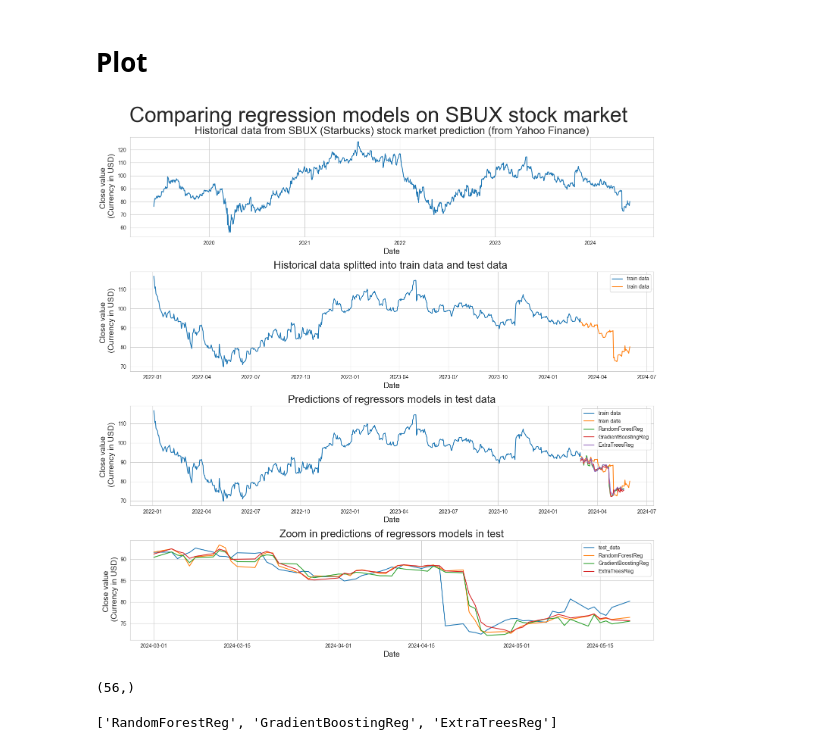
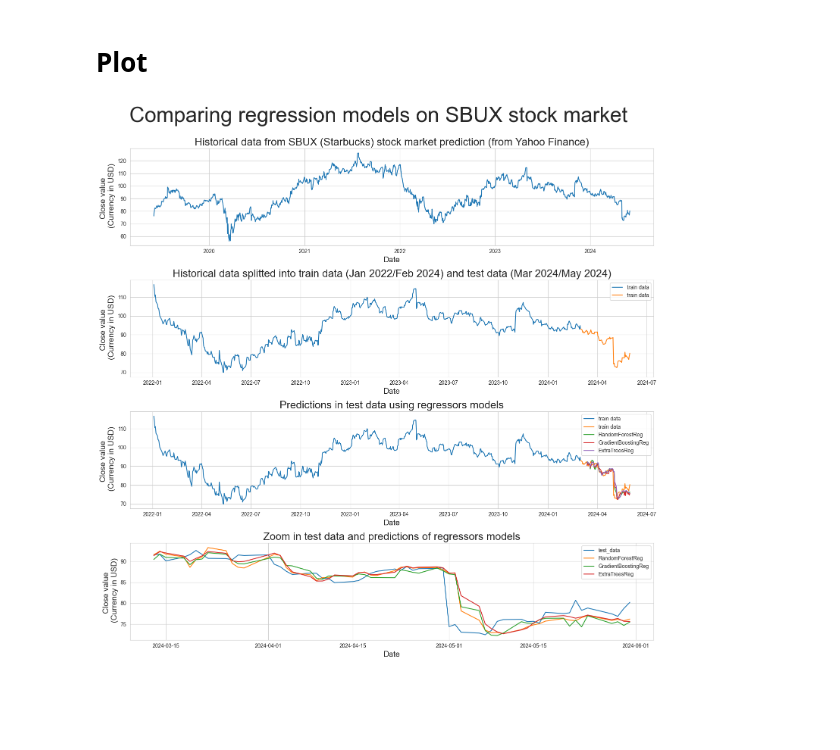
Before and after one commit to Edgar-La/Regression_models_Stock_Prices, a Jupyter notebook: SBUX_regression.ipynb, the cells around one changed output. Saved outputs shown, nothing was run; the diff lists cells and outputs as text; code cells hidden in the pictures; blank space fills up the shorter version.

```diff
--- a/SBUX_regression.ipynb
+++ b/SBUX_regression.ipynb
@@ -219,7 +219,7 @@ def split_data_into_chunks(data, window_size = 7, offset = 1):
         #With those limits index create the windows
         chunks.append(data[start:end])
         labels.append(data['Close'][end+1])
-        date_7_days.append(date[start])
+        date_7_days.append(date[end+1])
     #return  np.array(chunks).transpose(0,2,1), np.array(labels)
     return  np.array(chunks), np.array(labels), date_7_days
 # %%
@@ -242 +257,11 @@ regressors = {#'LinearReg' : LinearRegression(),
+# %%
+metrics_calculated = {'Regressors' : regressors.keys(),
+           'MSE' : [],
+           'RMSE' : [],
+           'MAE' : [],
+           'RSE' : [],
+           'RAE' : [],
+           'R' : [],
+           'R2' : [],
+           }
 # %% [markdown]
@@ -331,7 +302,0 @@ metrics
-# %%
-plt.figure(figsize=(15,4))
-plt.plot(y_test, label = 'test_data')
-for regressor_name, regressor in tqdm(regressors.items()):
- plt.plot(labels_per_regressor[regressor_name], label = regressor_name)
-plt.legend(loc = 'best')
-plt.show()
@@ -340,16 +302,0 @@ plt.show()
-# %%
-plt.figure(figsize=(15,4))
-
-
-#plt.plot(sbux_data['Date'], sbux_data['Close'], label = 'train data')
-#plt.plot(date_train[:], y_train[:], label='train data')
-#plt.plot(date_test, y_test, label='test data')
-plt.plot(X_train['Date'], X_train['Close'], label='train data')
-plt.plot(X_test['Date'], X_test['Close'], label='train data')
-for regressor_name, regressor in tqdm(regressors.items()):
-    plt.plot(date_test, labels_per_regressor[regressor_name], label = regressor_name)
-plt.legend(loc = 'upper right')
-plt.title('SBUX (Starbucks) stock market prediction')
-plt.xlabel('Date')
-plt.ylabel('Close value (Currency in USD)')
-plt.show()
@@ -364,45 +309,38 @@ fig, axs = plt.subplots(4,1, figsize=(15,15), constrained_layout=True)
 axs = axs.ravel()
 
 axs[0].plot(sbux_data['Date'], sbux_data['Close'])
-axs[0].set_title('Historical data from SBUX (Starbucks) stock market prediction (from Yahoo Finance)', fontsize = 20)
+axs[0].set_title('\nHistorical data from SBUX (Starbucks) stock market prediction (from Yahoo Finance)', fontsize = 20)
 axs[0].set_xlabel('Date', fontsize = 15)
 axs[0].set_ylabel('Close value \n (Currency in USD)', fontsize = 15)
 
 axs[1].plot(X_train['Date'], X_train['Close'], label='train data')
 axs[1].plot(X_test['Date'], X_test['Close'], label='train data')
-axs[1].set_title('Historical data splitted into train data and test data ', fontsize = 20)
+axs[1].set_title('Historical data splitted into train data (Jan 2022/Feb 2024) and test data (Mar 2024/May 2024)', fontsize = 20)
 axs[1].set_xlabel('Date', fontsize = 15)
 axs[1].set_ylabel('Close value \n (Currency in USD)', fontsize = 15)
 axs[1].legend(loc='best')
 
 axs[2].plot(X_train['Date'], X_train['Close'], label='train data')
 axs[2].plot(X_test['Date'], X_test['Close'], label='train data')
+#axs[2].plot(date_test, y_test, label = 'test_data')
 for regressor_name, regressor in tqdm(regressors.items()):
     axs[2].plot(date_test, labels_per_regressor[regressor_name], label = regressor_name)
 axs[2].legend(loc = 'best')
-axs[2].set_title('Predictions of regressors models in test data', fontsize = 20)
+axs[2].set_title('Predictions in test data using regressors models', fontsize = 20)
 axs[2].set_xlabel('Date', fontsize = 15)
 axs[2].set_ylabel('Close value \n (Currency in USD)', fontsize = 15)
 
 
 axs[3].plot(date_test, y_test, label = 'test_data')
 for regressor_name, regressor in tqdm(regressors.items()):
     axs[3].plot(date_test, labels_per_regressor[regressor_name], label = regressor_name)
 axs[3].legend(loc = 'best')
-axs[3].set_title('Zoom in predictions of regressors models in test', fontsize = 20)
+axs[3].set_title('Zoom in test data and predictions of regressors models', fontsize = 20)
 axs[3].set_xlabel('Date', fontsize = 15)
 axs[3].set_ylabel('Close value \n (Currency in USD)', fontsize = 15)
 
 fig.suptitle('Comparing regression models on SBUX stock market', fontsize = 40)
 plt.tight_layout()
 plt.show()
 # %% [output]
-[figure, old version]
+[figure, new version]
-# %%
-labels_per_regressor[regressor_name].shape
-# %% [output]
-(56,)
-# %%
-list(regressors.keys())
-# %% [output]
-['RandomForestReg', 'GradientBoostingReg', 'ExtraTreesReg']
```
Also changed, not shown: parts of 16 cells of this notebook.
